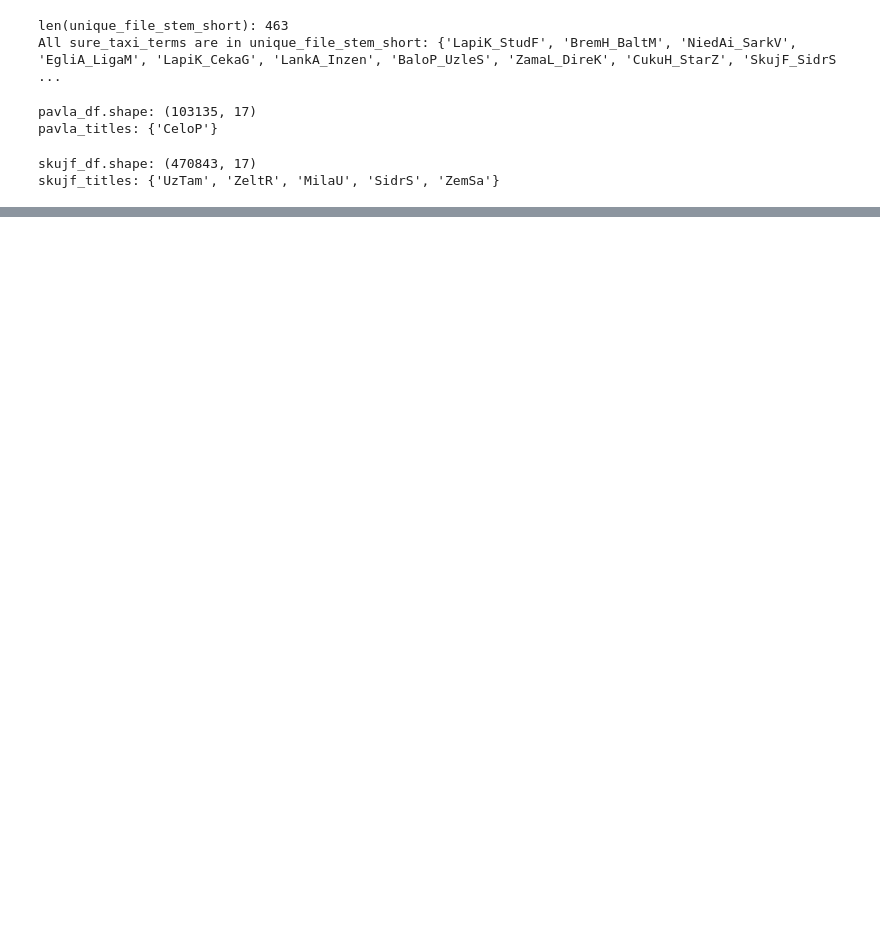
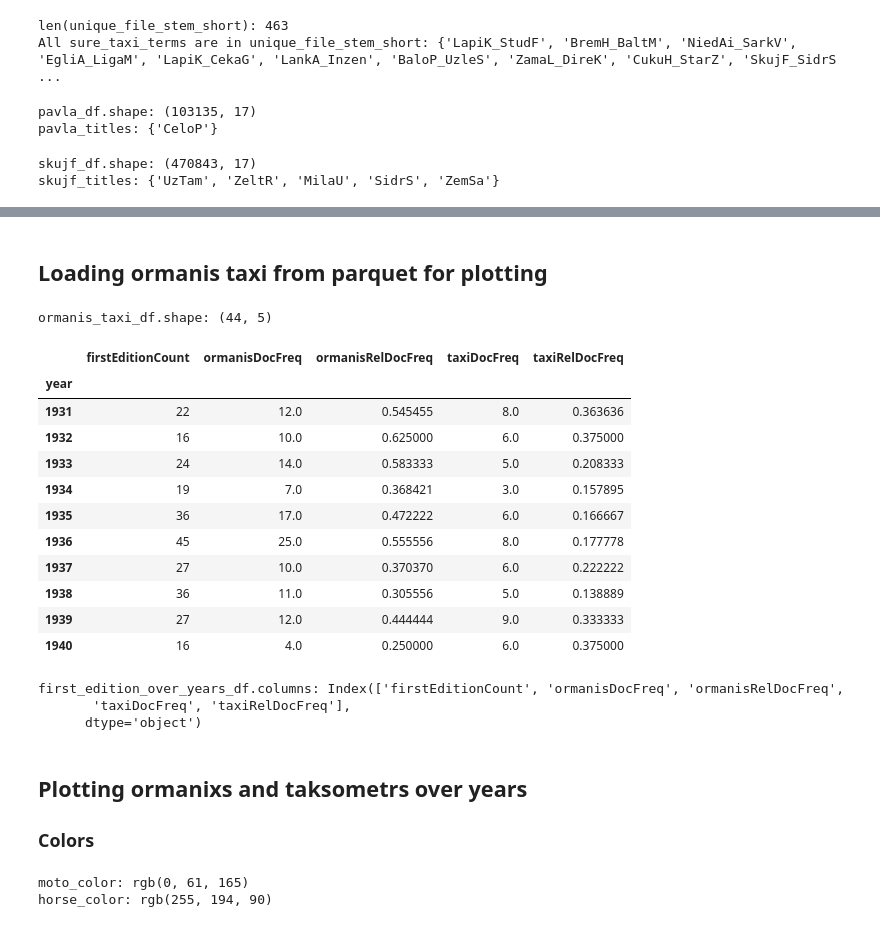
Before and after one commit to ValRCS/lnb_transports, a Jupyter notebook: notebooks/visualize_taksis_ormanis.ipynb, the cells around one changed output, grey strips where cells are left out. Saved outputs shown, nothing was run; the diff lists cells and outputs as text; code cells hidden in the pictures; blank space fills up the shorter version.

```diff
--- a/notebooks/visualize_taksis_ormanis.ipynb
+++ b/notebooks/visualize_taksis_ormanis.ipynb
@@ -309,0 +597,43 @@ skujf_titles: {'UzTam', 'ZeltR', 'MilaU', 'SidrS', 'ZemSa'}
+# %% [markdown]
+## Loading ormanis taxi from parquet for plotting
+# %%
+ormanis_taxi_df  = pd.read_parquet("../parquet/first_edition_ormanis_taxi_over_years.parquet")
+# let's assert that it is equal to the one we just saved - we will not need to check again
+# assert first_edition_over_years_df.equals(ormanis_taxi_df), "Dataframes are not equal"
+# print shape
+print(f"ormanis_taxi_df.shape: {ormanis_taxi_df.shape}")
+# tail
+ormanis_taxi_df.tail(10)
+# %% [output]
+ormanis_taxi_df.shape: (44, 5)
+|  | firstEditionCount | ormanisDocFreq | ormanisRelDocFreq | taxiDocFreq | taxiRelDocFreq |
+| year |  |  |  |  |  |
+| 1931 | 22 | 12.0 | 0.545455 | 8.0 | 0.363636 |
+| 1932 | 16 | 10.0 | 0.625000 | 6.0 | 0.375000 |
+| 1933 | 24 | 14.0 | 0.583333 | 5.0 | 0.208333 |
+| 1934 | 19 | 7.0 | 0.368421 | 3.0 | 0.157895 |
+| 1935 | 36 | 17.0 | 0.472222 | 6.0 | 0.166667 |
+| 1936 | 45 | 25.0 | 0.555556 | 8.0 | 0.177778 |
+| 1937 | 27 | 10.0 | 0.370370 | 6.0 | 0.222222 |
+| 1938 | 36 | 11.0 | 0.305556 | 5.0 | 0.138889 |
+| 1939 | 27 | 12.0 | 0.444444 | 9.0 | 0.333333 |
+| 1940 | 16 | 4.0 | 0.250000 | 6.0 | 0.375000 |
+# %%
+# columns
+print(f"first_edition_over_years_df.columns: {first_edition_over_years_df.columns}")
+# %% [output]
+first_edition_over_years_df.columns: Index(['firstEditionCount', 'ormanisDocFreq', 'ormanisRelDocFreq',
+       'taxiDocFreq', 'taxiRelDocFreq'],
+      dtype='object')
+# %% [markdown]
+## Plotting ormanixs and taksometrs over years
+
+### Colors
+# %%
+moto_color = "rgb(0, 61, 165)" # Pantone 293
+horse_color = "rgb(255, 194, 90)" # complimentary color to Pantone 293
+print(f"moto_color: {moto_color}")
+print(f"horse_color: {horse_color}")
+# %% [output]
+moto_color: rgb(0, 61, 165)
+horse_color: rgb(255, 194, 90)
```
Also changed, not shown: parts of 23 cells of this notebook, 1 other file.
